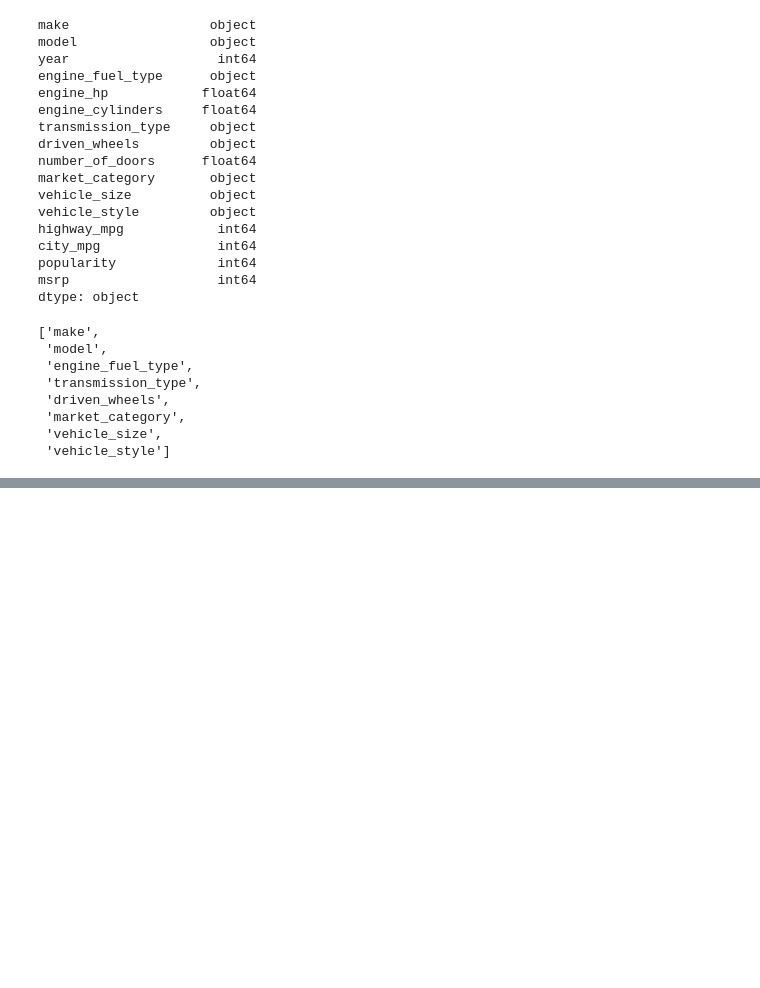
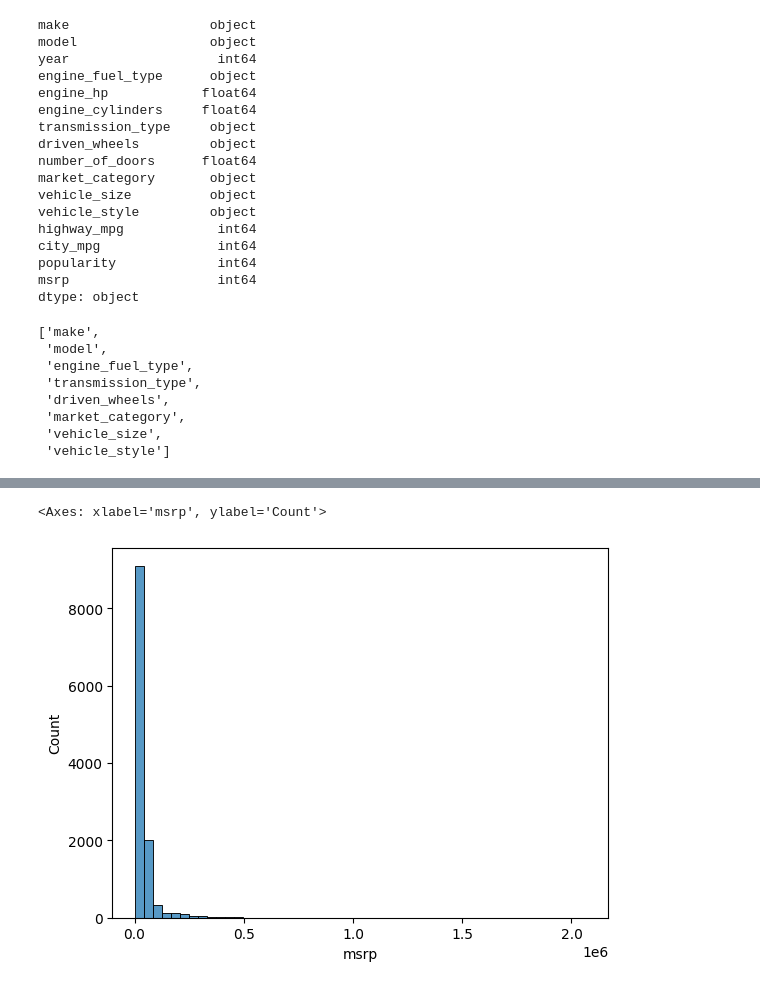
Before and after one commit to ashokrasi-projects/mLEARNing-ZooMCamP-homeWork, a Jupyter notebook: Chapter-02-car-price/02-carprice.ipynb, the cells around one changed output, grey strips where cells are left out. Drawn from its saved outputs; the diff is of its cells as text; code cells hidden in the pictures; blank space fills up the shorter version.

```diff
--- a/Chapter-02-car-price/02-carprice.ipynb
+++ b/Chapter-02-car-price/02-carprice.ipynb
@@ -67,0 +114,5 @@ df.to_csv('data.csv', index=False)
+# %%
+sns.histplot(df.msrp, bins=50)
+# %% [output]
+<Axes: xlabel='msrp', ylabel='Count'>
+[figure, added]
```
Also changed, not shown: parts of 5 cells of this notebook.
